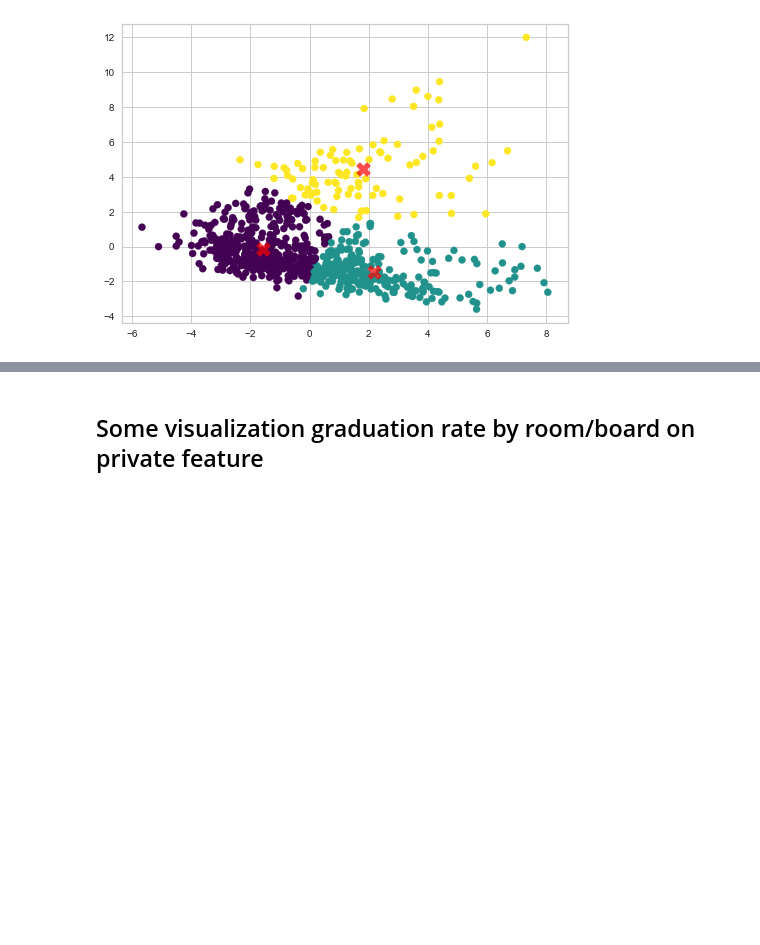
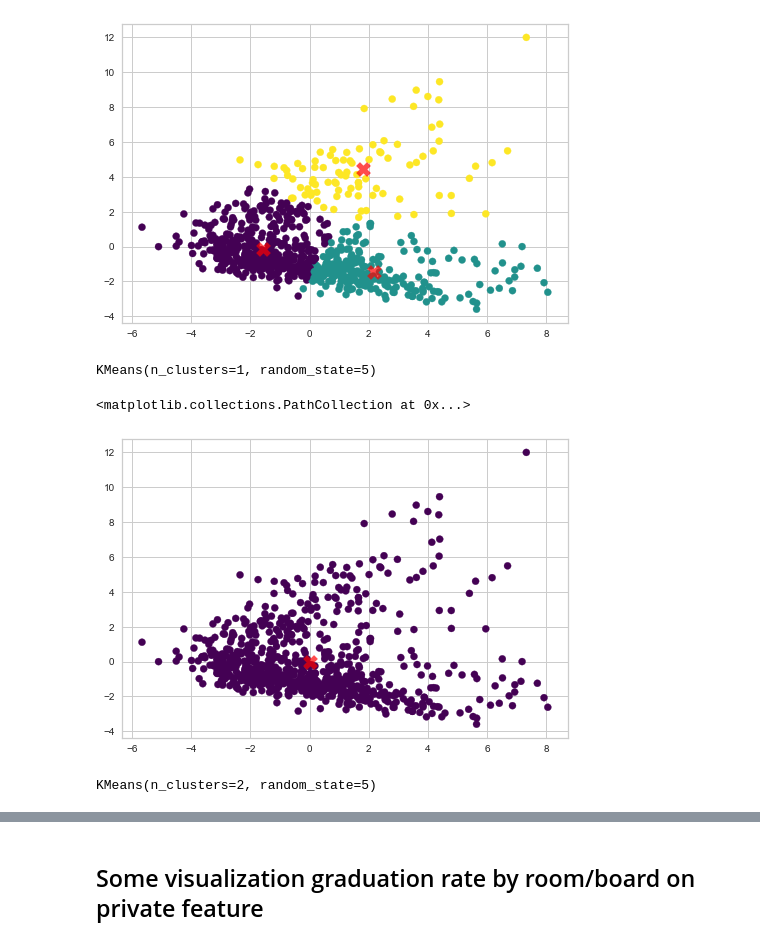
Before and after one commit to Macedon93/Data-Mining, a Jupyter notebook: Assignment 3/Assignment3.ipynb, the cells around one changed output, grey strips where cells are left out. Drawn from its saved outputs; the diff is of its cells as text; code cells hidden in the pictures; blank space fills up the shorter version.

```diff
--- a/Assignment 3/Assignment3.ipynb
+++ b/Assignment 3/Assignment3.ipynb
@@ -236,3 +236,20 @@ plt.scatter(centers[:, 0], centers[:, 1], marker="X", c='red', s=200, alpha=0.7)
 # %% [output]
 <matplotlib.collections.PathCollection at 0x...>
 [figure]
+# %%
+kmeans = KMeans(n_clusters=1, init = "k-means++", random_state = 5)
+# %%
+kmeans.fit(scores_pca)
+# %% [output]
+KMeans(n_clusters=1, random_state=5)
+# %%
+kmeans.labels_
+y_kmeans = kmeans.predict(scores_pca)
+# %%
+plt.scatter(scores_pca[:, 0], scores_pca[:, 1], c=y_kmeans, s=50, cmap='viridis')
+
+centers = kmeans.cluster_centers_
+plt.scatter(centers[:, 0], centers[:, 1], marker="X", c='red', s=200, alpha=0.7)
+# %% [output]
+<matplotlib.collections.PathCollection at 0x...>
+[figure, added]
@@ -238,0 +258,4 @@ plt.scatter(centers[:, 0], centers[:, 1], marker="X", c='red', s=200, alpha=0.7)
+# %%
+kmeans.fit(scores_pca)
+# %% [output]
+KMeans(n_clusters=2, random_state=5)
```
Also changed, not shown: parts of 6 cells of this notebook.
